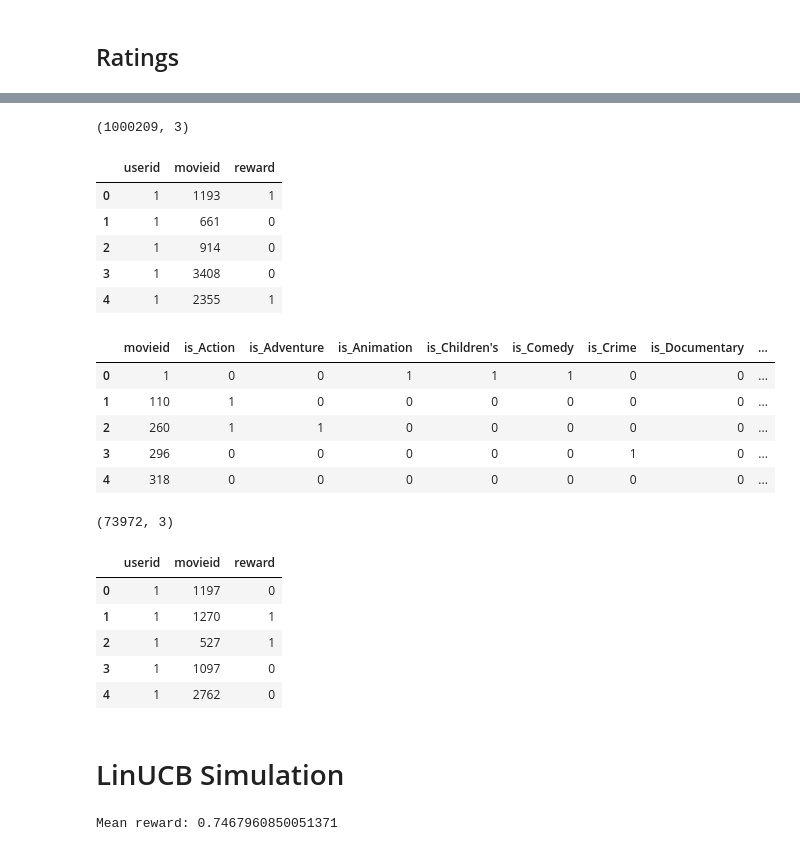
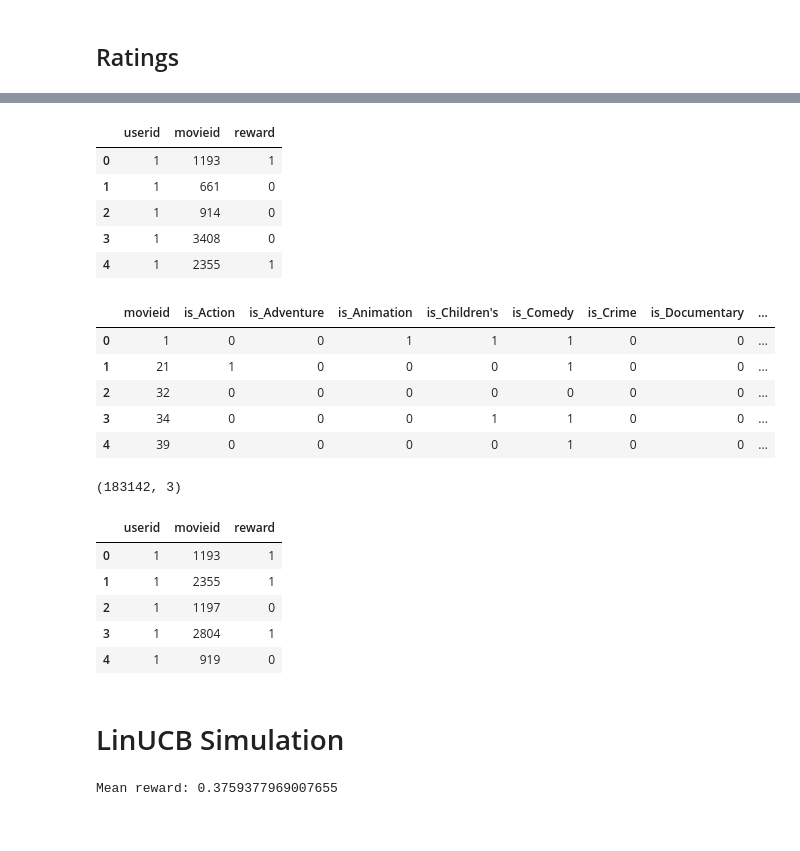
Before and after one commit to sungwoopark95/rl-practice, a Jupyter notebook: bandit/LinUCB/LinUCB_simulation.ipynb, the cells around one changed output, grey strips where cells are left out. Saved outputs shown, nothing was run; the diff lists cells and outputs as text; code cells hidden in the pictures.

```diff
--- a/bandit/LinUCB/LinUCB_simulation.ipynb
+++ b/bandit/LinUCB/LinUCB_simulation.ipynb
@@ -186,4 +186,6 @@ movies.head()
 ## Ratings
 # %%
 ratings.drop('timestamp', axis=1, inplace=True)
+ratings['reward'] = ratings['ratings'].map(lambda x: 1 if x > 4 else 0)
+ratings.drop(['ratings'], axis=1, inplace=True)
 # %%
@@ -200,3 +195,3 @@ user_mean.head()
 # %%
-ratings = pd.merge(left=ratings, right=user_mean, on='userid', how='left')
-ratings.head()
+# ratings = pd.merge(left=ratings, right=user_mean, on='userid', how='left')
+# ratings.head()
@@ -210,10 +198,9 @@ ratings.head()
 # %%
-ratings['reward'] = (ratings['ratings_x'] > ratings['ratings_y']).astype(np.uint8)
-ratings.drop(['ratings_x', 'ratings_y'], axis=1, inplace=True)
-print(ratings.shape)
+# ratings['reward'] = (ratings['ratings_x'] > ratings['ratings_y']).astype(np.uint8)
+# ratings.drop(['ratings_x', 'ratings_y'], axis=1, inplace=True)
+# print(ratings.shape)
 ratings.head()
 # %% [output]
-(1000209, 3)
 |  | userid | movieid | reward |
 | 0 | 1 | 1193 | 1 |
 | 1 | 1 | 661 | 0 |
@@ -221,35 +208,35 @@ ratings.head()
 | 3 | 1 | 3408 | 0 |
 | 4 | 1 | 2355 | 1 |
 # %%
-n = 30
+n = 100
 
 top_movies = ratings[["movieid", "userid"]].groupby(by="movieid").count().sort_values(by=["userid"], ascending=False)
 top_movies.reset_index(drop=False, inplace=True)
 top_movies.head()
 top_n_movies = movies[movies['movieid'].isin(top_movies.head(n)['movieid'])]
 top_n_movies.sort_values(by='movieid', inplace=True)
 top_n_movies.reset_index(drop=True, inplace=True)
 top_n_movies.head()
 # %% [output]
 |  | movieid | is_Action | is_Adventure | is_Animation | is_Children's | is_Comedy | is_Crime | is_Documentary | ... |
 | 0 | 1 | 0 | 0 | 1 | 1 | 1 | 0 | 0 | ... |
-| 1 | 110 | 1 | 0 | 0 | 0 | 0 | 0 | 0 | ... |
-| 2 | 260 | 1 | 1 | 0 | 0 | 0 | 0 | 0 | ... |
-| 3 | 296 | 0 | 0 | 0 | 0 | 0 | 1 | 0 | ... |
-| 4 | 318 | 0 | 0 | 0 | 0 | 0 | 0 | 0 | ... |
+| 1 | 21 | 1 | 0 | 0 | 0 | 1 | 0 | 0 | ... |
+| 2 | 32 | 0 | 0 | 0 | 0 | 0 | 0 | 0 | ... |
+| 3 | 34 | 0 | 0 | 0 | 1 | 1 | 0 | 0 | ... |
+| 4 | 39 | 0 | 0 | 0 | 0 | 1 | 0 | 0 | ... |
 # %%
 top_n_ratings = ratings[ratings['movieid'].isin(top_n_movies['movieid'])]
 top_n_ratings.reset_index(drop=True, inplace=True)
 print(top_n_ratings.shape)
 top_n_ratings.head()
 # %% [output]
-(73972, 3)
+(183142, 3)
 |  | userid | movieid | reward |
-| 0 | 1 | 1197 | 0 |
-| 1 | 1 | 1270 | 1 |
-| 2 | 1 | 527 | 1 |
-| 3 | 1 | 1097 | 0 |
-| 4 | 1 | 2762 | 0 |
+| 0 | 1 | 1193 | 1 |
+| 1 | 1 | 2355 | 1 |
+| 2 | 1 | 1197 | 0 |
+| 3 | 1 | 2804 | 1 |
+| 4 | 1 | 919 | 0 |
 # %% [markdown]
 # LinUCB Simulation
 # %%
@@ -298,9 +285,9 @@ arm_features = movies.shape[1] - 1
 user_features = users.shape[1] - 1
 d = arm_features + user_features
 k = arm_features * user_features
-alpha = 1.5
+alphas = [0., 0.5, 1., 2.]
 reward_mean = top_n_ratings["reward"].mean()
 print(f"Mean reward: {reward_mean}")
 # %% [output]
-Mean reward: 0.7467960850051371
+Mean reward: 0.3759377969007655
 # %%
```
Also changed, not shown: parts of 6 cells of this notebook, 14 other files.
